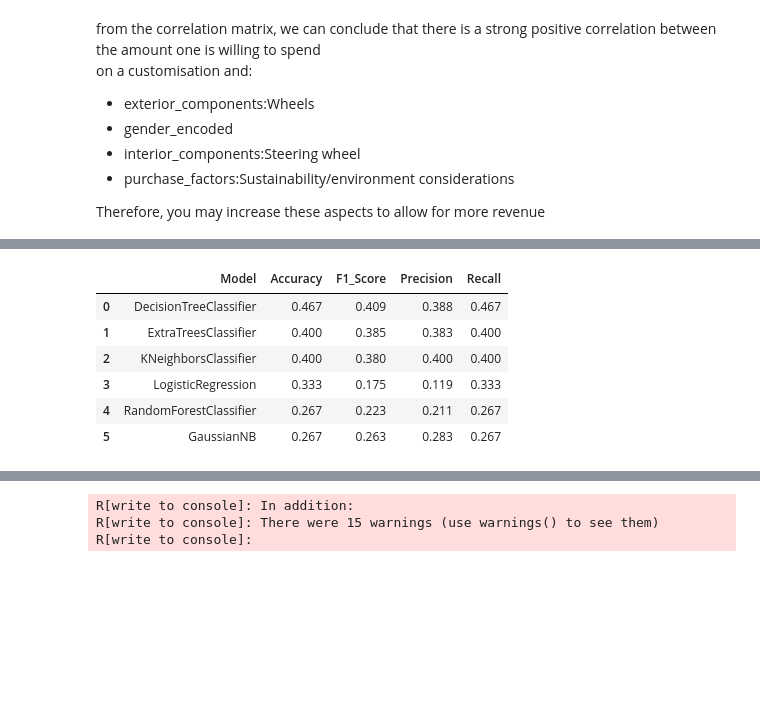
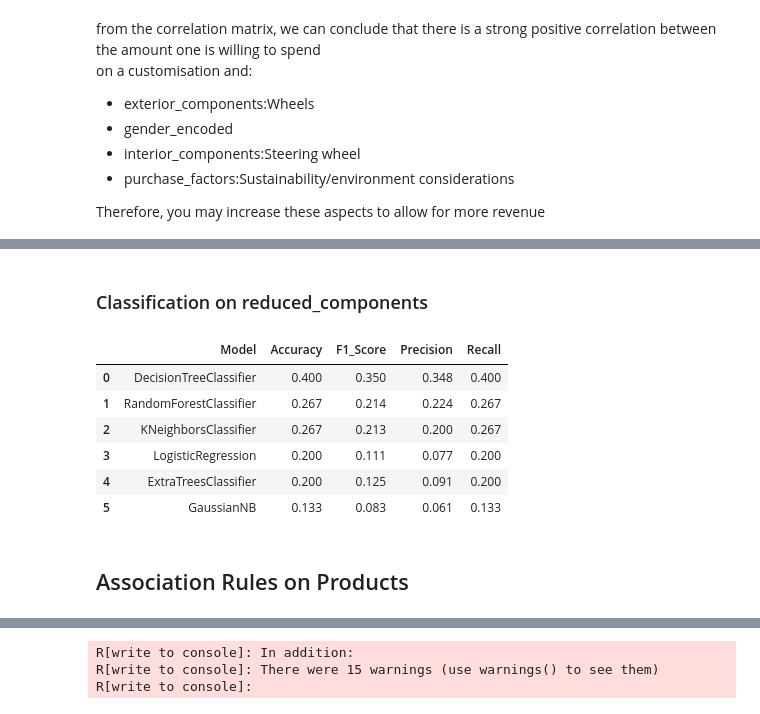
Before and after one commit to bentjh01/MA4829_Machine_Intelligence, a Jupyter notebook: DataAnalysis.ipynb, the cells around one changed output, grey strips where cells are left out. Saved outputs shown, nothing was run; the diff lists cells and outputs as text; code cells hidden in the pictures; blank space fills up the shorter version.

```diff
--- a/DataAnalysis.ipynb
+++ b/DataAnalysis.ipynb
@@ -89,4 +129 @@ preprocessed_df = preprocessed_df.dropna(subset=['exterior_components', 'purchas
 preprocessed_df.reset_index(drop=True, inplace=True)
-# %%
-preprocessed_df = preprocessed_df[preprocessed_df['gender'] != 'Prefer not to say']
-preprocessed_df.reset_index(drop=True, inplace=True)
@@ -111,10 +154,3 @@ preprocessed_df['car_ownership'] = preprocessed_df.apply(lambda row: 'One' if ro
 preprocessed_df['car_ownership'] = preprocessed_df.apply(lambda row: 'More than One' if row['car_ownership'] == 'Own more than one car' else row['car_ownership'], axis=1)
 # %%
 preprocessed_df['design_experience'] = preprocessed_df.apply(lambda row: 1 if row['design_experience'] == 'Yes, I can design on my own' else 0, axis=1)
-# %%
-preprocessed_df['design_ideas'] = preprocessed_df['design_ideas'].str.lower()
-preprocessed_df['design_ideas'] = preprocessed_df['design_ideas'].str.replace('[^\w\s]',' ')
-preprocessed_df['design_ideas'] = preprocessed_df['design_ideas'].str.replace('\d+', '')
-preprocessed_df['design_ideas'] = preprocessed_df['design_ideas'].str.replace('  ', ' ')
-preprocessed_df['design_ideas'] = preprocessed_df['design_ideas'].str.strip()
-preprocessed_df['design_ideas'] = preprocessed_df['design_ideas'].fillna('none')
@@ -431,0 +532,10 @@ display(res)
+# %%
+scaler = MinMaxScaler()
+df = reduced_df.copy()
+df.drop('customise_spend_encoded', axis=1, inplace=True)
+df = pd.DataFrame(data = scaler.fit_transform(df), columns = df.columns)
+
+reduced_df_X = df
+reduced_df_y = reduced_df['customise_spend_encoded']
+
+X_train, X_test, y_train, y_test = train_test_split(reduced_df_X, reduced_df_y, test_size=0.3, random_state=42)
@@ -511,0 +579,10 @@ plt.show()
+# %%
+scaler = MinMaxScaler()
+df = reduced_components_df.copy()
+df.drop('customise_spend_encoded', axis=1, inplace=True)
+df = pd.DataFrame(data = scaler.fit_transform(df), columns = df.columns)
+
+reduced_components_df_X = df
+reduced_components_df_y = reduced_df['customise_spend_encoded']
+
+X_train, X_test, y_train, y_test = train_test_split(reduced_components_df_X, reduced_components_df_y, test_size=0.3, random_state=42)
@@ -512,26 +601,22 @@ plt.show()
+# %% [markdown]
+### Classification on reduced_components
 # %%
-modeled_data = new_df.copy()
-
-y = data['customise_spend_encoded']
-X = modeled_data
-X_train, X_test, y_train, y_test = train_test_split(X, y, test_size=0.3, random_state=42)
-X_train.shape,X_test.shape,y_train.shape,y_test.shape
 res = pd.DataFrame(columns=['Model', 'Accuracy', 'F1_Score', 'Precision', 'Recall'])
 customised_vehicle_likelihood_model = {}
 for model in models:
   model_res, model_df = model_evaluation(model, X_train, X_test, y_train, y_test, False)
   res = pd.concat([res, model_df], ignore_index=True)
   customised_vehicle_likelihood_model[model.__class__.__name__] = model_res
   del model_res
   del model_df
 res = res.sort_values(by='Accuracy', ascending=False)
 res = res.reset_index(drop=True)
 display(res)
 # %% [output]
 |  | Model | Accuracy | F1_Score | Precision | Recall |
-| 0 | DecisionTreeClassifier | 0.467 | 0.409 | 0.388 | 0.467 |
-| 1 | ExtraTreesClassifier | 0.400 | 0.385 | 0.383 | 0.400 |
-| 2 | KNeighborsClassifier | 0.400 | 0.380 | 0.400 | 0.400 |
-| 3 | LogisticRegression | 0.333 | 0.175 | 0.119 | 0.333 |
-| 4 | RandomForestClassifier | 0.267 | 0.223 | 0.211 | 0.267 |
-| 5 | GaussianNB | 0.267 | 0.263 | 0.283 | 0.267 |
+| 0 | DecisionTreeClassifier | 0.400 | 0.350 | 0.348 | 0.400 |
+| 1 | RandomForestClassifier | 0.267 | 0.214 | 0.224 | 0.267 |
+| 2 | KNeighborsClassifier | 0.267 | 0.213 | 0.200 | 0.267 |
+| 3 | LogisticRegression | 0.200 | 0.111 | 0.077 | 0.200 |
+| 4 | ExtraTreesClassifier | 0.200 | 0.125 | 0.091 | 0.200 |
+| 5 | GaussianNB | 0.133 | 0.083 | 0.061 | 0.133 |
@@ -540,3 +623,5 @@ from arulespy.arules import Transactions, apriori, parameters, concat
+# %% [markdown]
+## Association Rules on Products
 # %%
 purchase_factors_df = data.loc[:, purchase_factors]
 for col in purchase_factors_df.columns:
```
Also changed, not shown: parts of 42 cells of this notebook.
